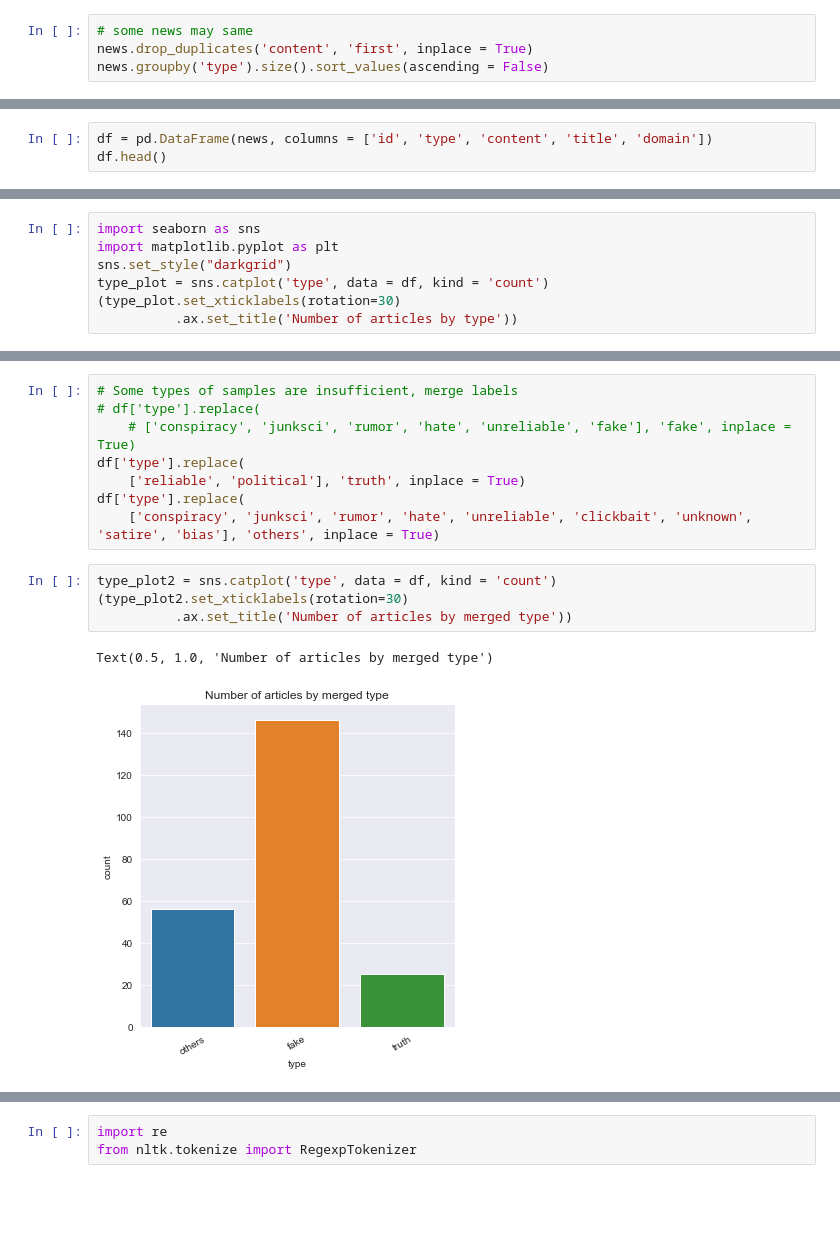
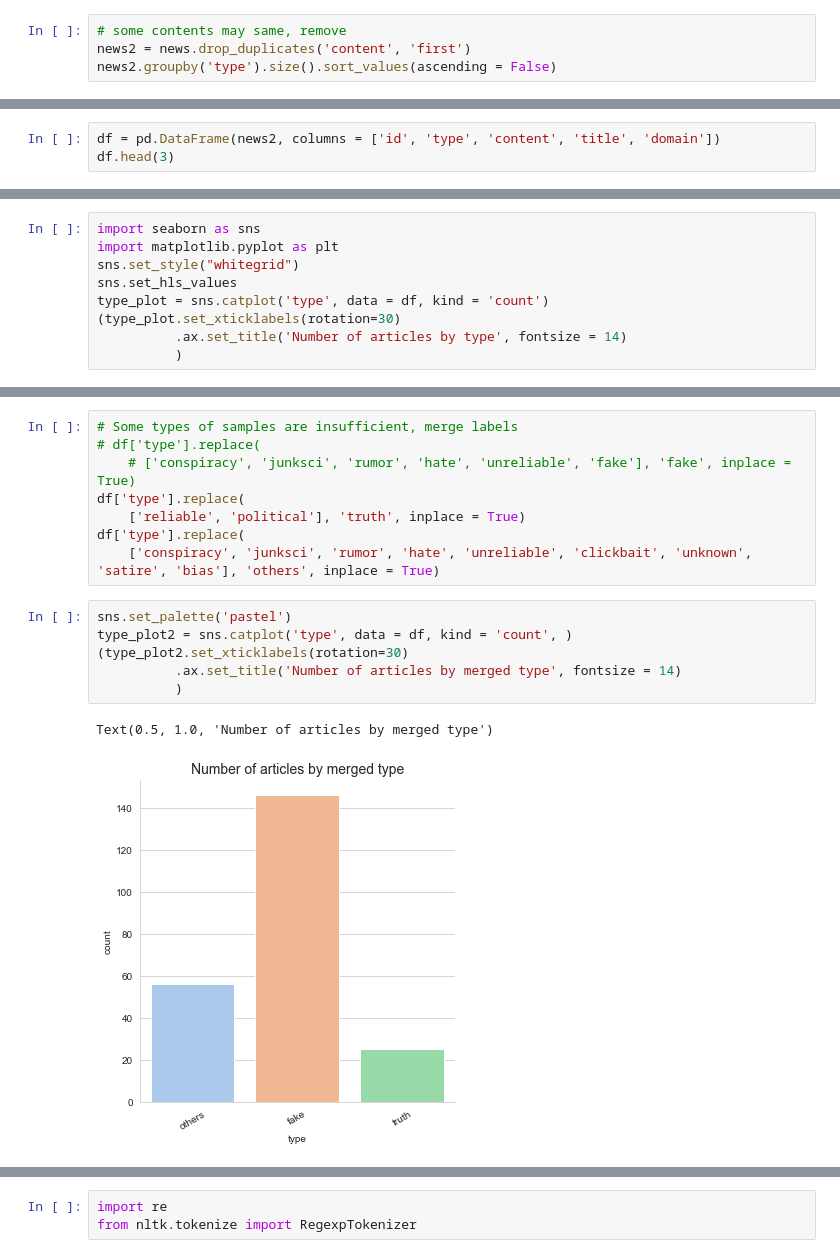
Before and after one commit to Xiiqiing/DS_project, a Jupyter notebook: M1.ipynb, the cells around one changed output, grey strips where cells are left out. Saved outputs shown, nothing was run; the diff lists cells and outputs as text; blank space fills up the shorter version.

```diff
--- a/M1.ipynb
+++ b/M1.ipynb
@@ -27,9 +25,9 @@ hate            1
 clickbait       1
 dtype: int64
 # %%
-# some news may same
-news.drop_duplicates('content', 'first', inplace = True)
-news.groupby('type').size().sort_values(ascending = False)
+# some contents may same, remove
+news2 = news.drop_duplicates('content', 'first')
+news2.groupby('type').size().sort_values(ascending = False)
 # %% [output]
 type
 fake          146
@@ -44,8 +42,8 @@ hate            1
 clickbait       1
 dtype: int64
 # %%
-df = pd.DataFrame(news, columns = ['id', 'type', 'content', 'title', 'domain'])
-df.head()
+df = pd.DataFrame(news2, columns = ['id', 'type', 'content', 'title', 'domain'])
+df.head(3)
 # %% [output]
 |  | id | type | content | title | domain |
 | 0 | 141 | unreliable | Sometimes the power of Christmas ... | Church Congregation Brings Gift t... | awm.com |
@@ -67,9 +63,11 @@ df = df.dropna()
 # %%
 import seaborn as sns
 import matplotlib.pyplot as plt
-sns.set_style("darkgrid")
+sns.set_style("whitegrid")
+sns.set_hls_values
 type_plot = sns.catplot('type', data = df, kind = 'count')
 (type_plot.set_xticklabels(rotation=30)
-          .ax.set_title('Number of articles by type'))
+          .ax.set_title('Number of articles by type', fontsize = 14)
+          )
 # %% [output]
 Text(0.5, 1.0, 'Number of articles by type')
@@ -83,12 +81,14 @@ df['type'].replace(
 df['type'].replace(
     ['conspiracy', 'junksci', 'rumor', 'hate', 'unreliable', 'clickbait', 'unknown', 'satire', 'bias'], 'others', inplace = True)
 # %%
-type_plot2 = sns.catplot('type', data = df, kind = 'count')
+sns.set_palette('pastel')
+type_plot2 = sns.catplot('type', data = df, kind = 'count', )
 (type_plot2.set_xticklabels(rotation=30)
-          .ax.set_title('Number of articles by merged type'))
+          .ax.set_title('Number of articles by merged type', fontsize = 14)
+          )
 # %% [output]
 Text(0.5, 1.0, 'Number of articles by merged type')
-[figure, old version]
+[figure, new version]
 # %%
 domain_plot = sns.catplot(x="domain", hue="type", data=df, kind="count", legend_out=False)
 (domain_plot.set_xticklabels(rotation = 90)
```
Also changed, not shown: parts of 42 cells of this notebook.
